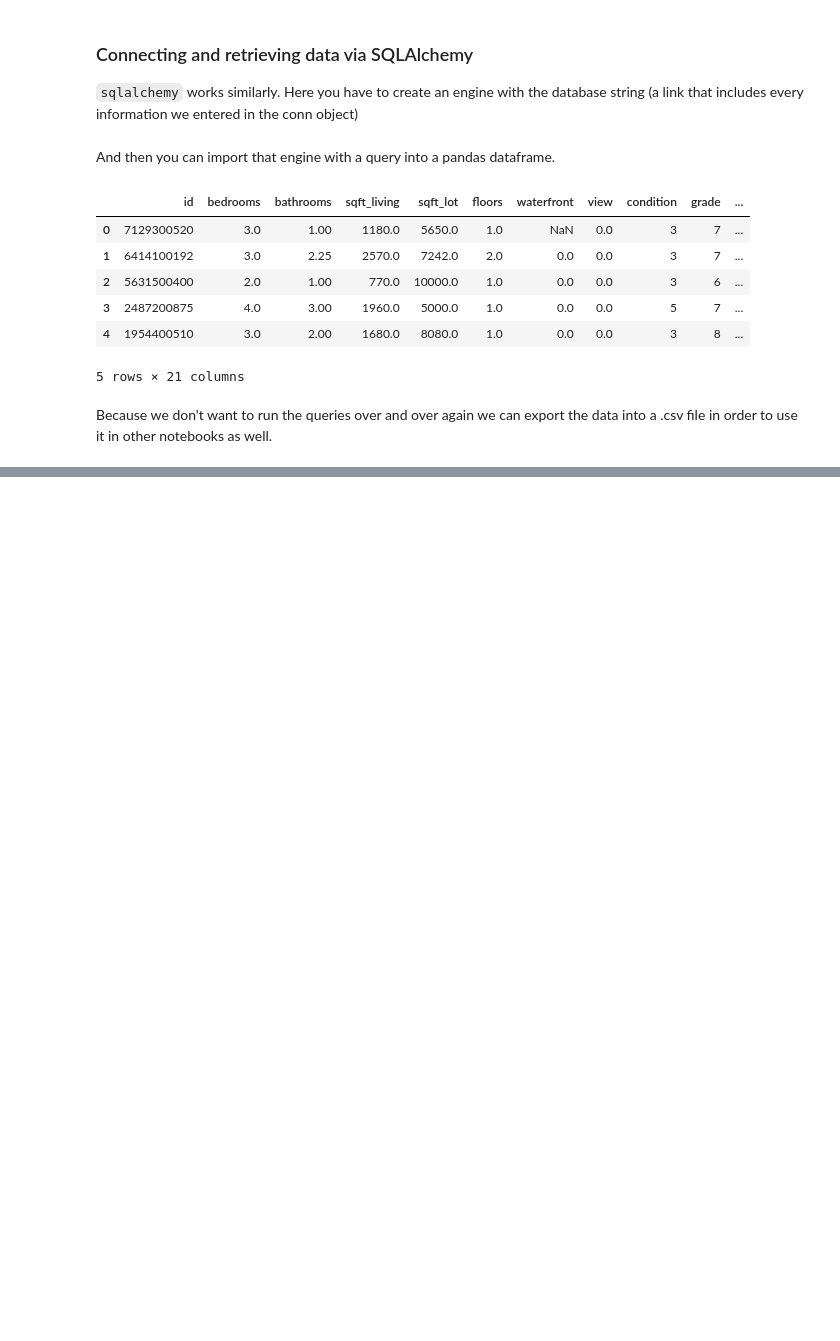
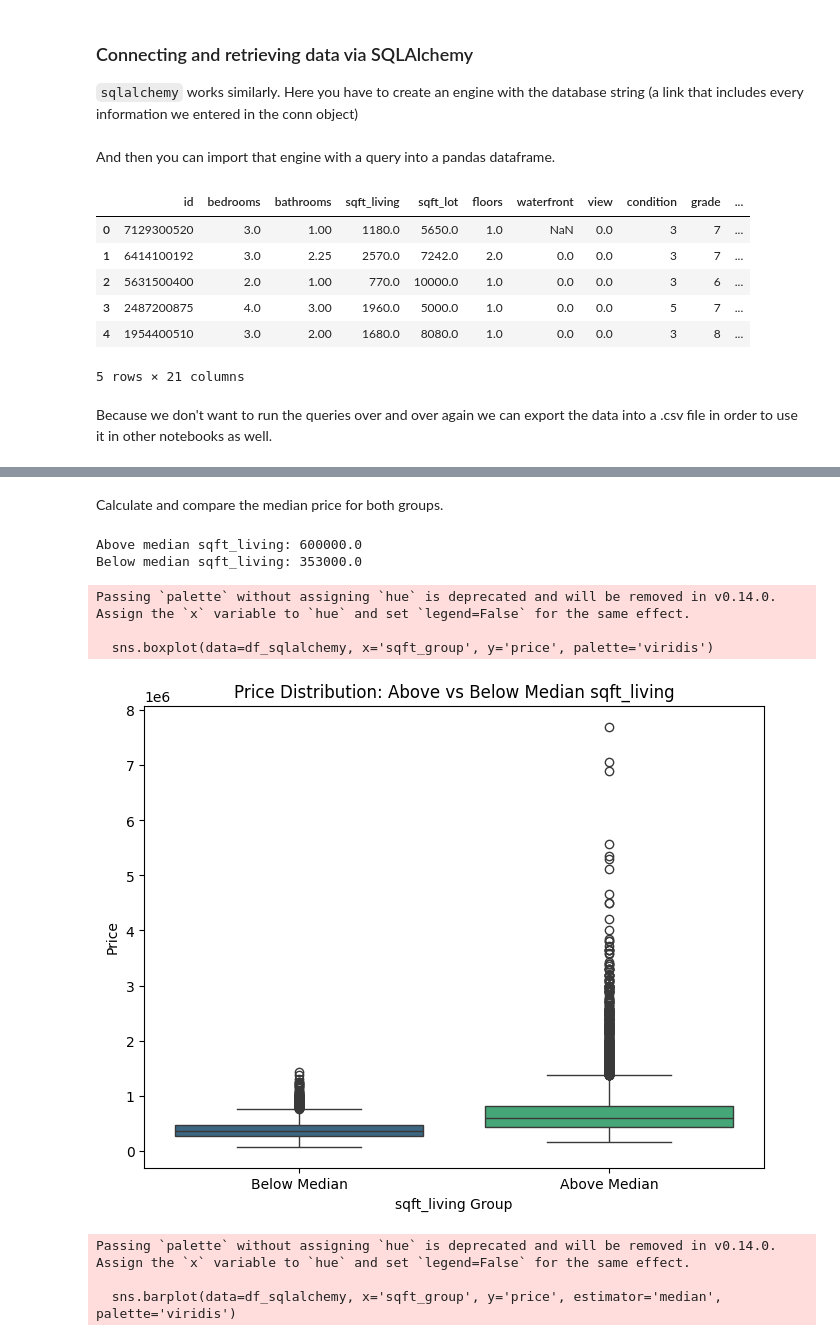
Before and after one commit to priyankagiri2026/ds-projects, a Jupyter notebook: 03_fetching_the_data_eda.ipynb, the cells around one changed output, grey strips where cells are left out. Drawn from its saved outputs; the diff is of its cells as text; code cells hidden in the pictures; blank space fills up the shorter version.

```diff
--- a/03_fetching_the_data_eda.ipynb
+++ b/03_fetching_the_data_eda.ipynb
@@ -164,0 +195,2 @@ df_import = pd.read_csv("data/eda.csv")
+# %%
+df_sqlalchemy['price_per_sqft'] = df_sqlalchemy['price'] / df_sqlalchemy['sqft_living']
@@ -164,0 +207,5 @@ df_import = pd.read_csv("data/eda.csv")
+# %%
+#Calculate the median of sqft_living and create two groups: above and below median.
+median_sqft = df_sqlalchemy['sqft_living'].median()
+above_median = df_sqlalchemy[df_sqlalchemy['sqft_living'] >= median_sqft]
+below_median = df_sqlalchemy[df_sqlalchemy['sqft_living'] < median_sqft]
@@ -164,0 +232,8 @@ df_import = pd.read_csv("data/eda.csv")
+# %% [markdown]
+Calculate and compare the median price for both groups.
+# %%
+print("Above median sqft_living:", above_median['price'].median())
+print("Below median sqft_living:", below_median['price'].median())
+# %% [output]
+Above median sqft_living: 600000.0
+Below median sqft_living: 353000.0
@@ -164,0 +243,27 @@ df_import = pd.read_csv("data/eda.csv")
+# %%
+# Create a label column for the two groups
+df_sqlalchemy['sqft_group'] = df_sqlalchemy['sqft_living'].apply(lambda x: 'Above Median' if x >= median_sqft else 'Below Median')
+
+# Boxplot
+plt.figure(figsize=(8, 6))
+sns.boxplot(data=df_sqlalchemy, x='sqft_group', y='price', palette='viridis')
+plt.title('Price Distribution: Above vs Below Median sqft_living')
+plt.xlabel('sqft_living Group')
+plt.ylabel('Price')
+plt.show()
+
+# Barplot (median price per group)
+plt.figure(figsize=(8, 6))
+sns.barplot(data=df_sqlalchemy, x='sqft_group', y='price', estimator='median', palette='viridis')
+plt.title('Median Price: Above vs Below Median sqft_living')
+plt.xlabel('sqft_living Group')
+plt.ylabel('Median Price')
+plt.show()
+# %% [output]
+Passing `palette` without assigning `hue` is deprecated and will be removed in v0.14.0. Assign the `x` variable to `hue` and set `legend=False` for the same effect.
+
+  sns.boxplot(data=df_sqlalchemy, x='sqft_group', y='price', palette='viridis')
+[figure, added]
+Passing `palette` without assigning `hue` is deprecated and will be removed in v0.14.0. Assign the `x` variable to `hue` and set `legend=False` for the same effect.
+
+  sns.barplot(data=df_sqlalchemy, x='sqft_group', y='price', estimator='median', palette='viridis')
```
Also changed, not shown: parts of 7 cells of this notebook.
